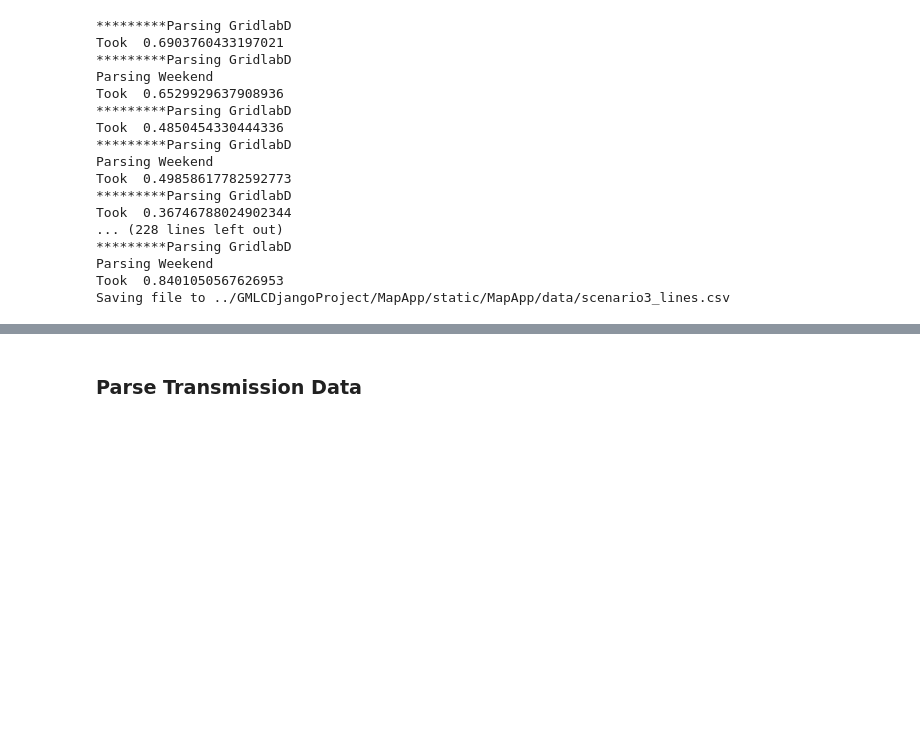
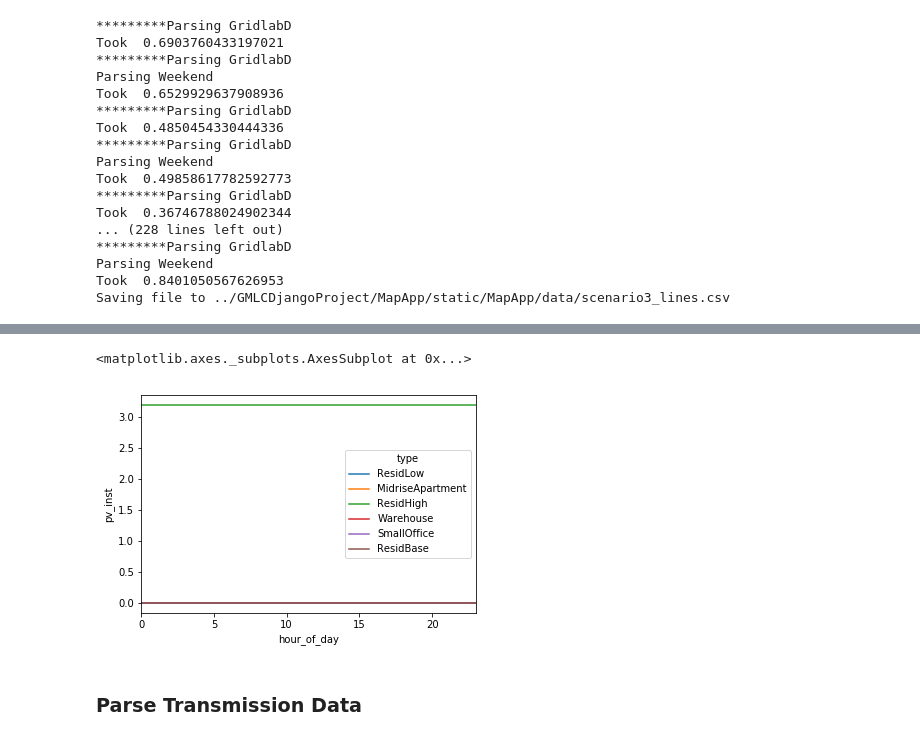
Before and after one commit to eckara/GMLC, a Jupyter notebook: DataAnalysis/ParseResultsForDC-js.ipynb, the cells around one changed output, grey strips where cells are left out. Saved outputs shown, nothing was run; the diff lists cells and outputs as text; code cells hidden in the pictures; blank space fills up the shorter version.

```diff
--- a/DataAnalysis/ParseResultsForDC-js.ipynb
+++ b/DataAnalysis/ParseResultsForDC-js.ipynb
@@ -330,6 +330,12 @@ for scenario_number in [1,2,3,4]:
                         print('failed for '+filename,elem)
                         continue
                 dataFrame['type']=resourceType
+                if 'pv_inst' in set(list(data.keys())):
+                    dataFrame['pv_inst']=float(data['pv_inst'])
+                if 'storage_inst' in set(list(data.keys())):
+                    dataFrame['storage_inst']=float(data['storage_inst'])
+                if 'chp_inst' in set(list(data.keys())):
+                    dataFrame['chp_inst']=float(data['chp_inst'])
                 dataFrames.append(dataFrame)
             except:
                 print("Couldn't process "+filename)
@@ -430,0 +437,4 @@ These exist
+# %%
+filename="./DERCAM_Results/PV+STO/gmlc/buildings/SmallOffice.pickle.pickle"
+with open(filename, 'rb') as input_file:
+                    data = pickle.load(input_file)
@@ -430,0 +461,4 @@ These exist
+# %%
+for elem in data['doc']:
+    print(elem['id'])
+data['pv_inst']
@@ -625,3 +674,5 @@ Took  0.36746788024902344
 Parsing Weekend
 Took  0.8401050567626953
 Saving file to ../GMLCDjangoProject/MapApp/static/MapApp/data/scenario3_lines.csv
+# %%
+test_df=merge_test_df[(merge_test_df['node']=='load_41')&(merge_test_df['month']=='december') & (merge_test_df['daytype']=='weekend')]
@@ -628,3 +720,10 @@ Saving file to ../GMLCDjangoProject/MapApp/static/MapApp/data/scenario3_lines.cs
+# %%
+import seaborn as sns
+%matplotlib inline
+sns.tsplot(data=test_df, time="hour_of_day", unit="daytype",condition="type", value="pv_inst")
+# %% [output]
+<matplotlib.axes._subplots.AxesSubplot at 0x...>
+[figure, added]
 # %% [markdown]
 ### Parse Transmission Data
 # %%
```
Also changed, not shown: parts of 5 cells of this notebook, 39 other files.
